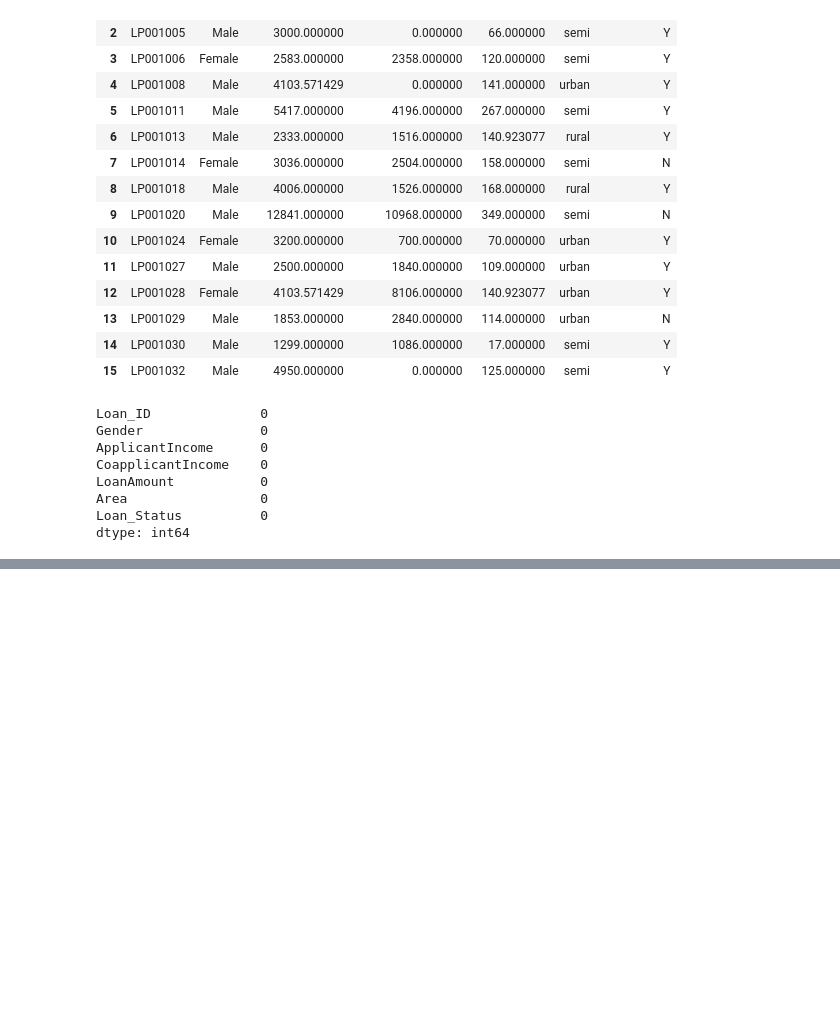
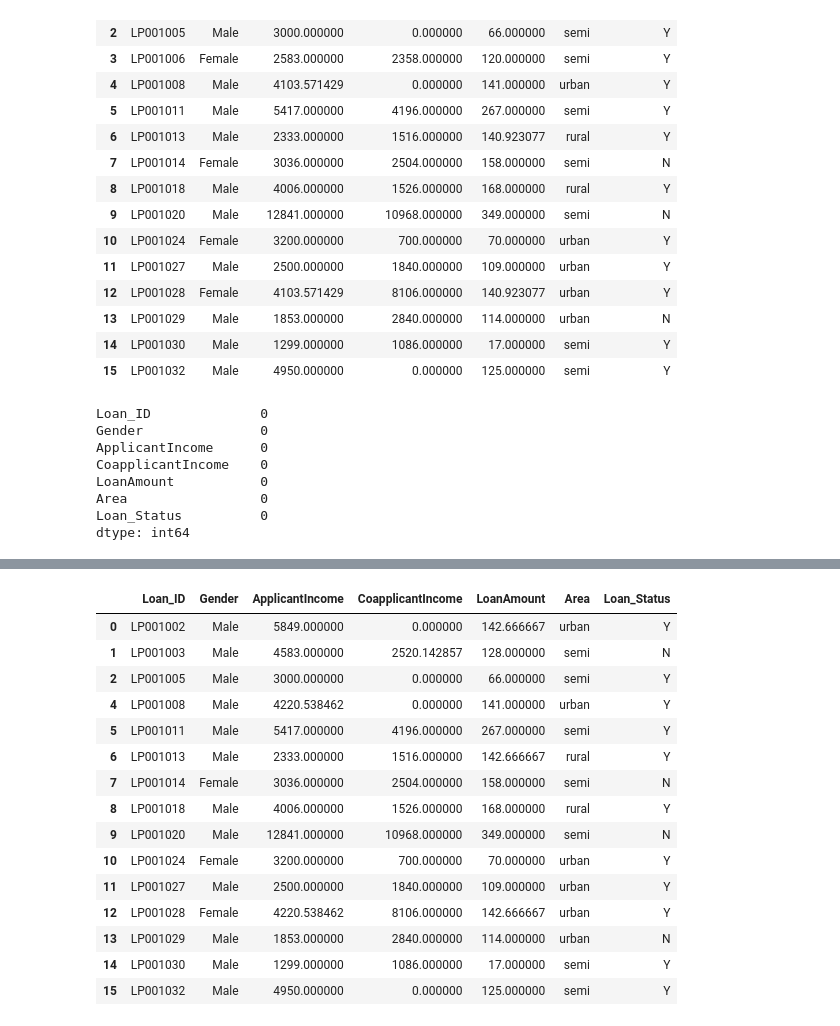
Before and after one commit to vishaltechevangelist/cds_and_ml, a Jupyter notebook: notebooks/data-preprocessing.ipynb, the cells around one changed output, grey strips where cells are left out. Cells and saved outputs as stored; diff of their text form; code cells hidden in the pictures; blank space fills up the shorter version.

```diff
--- a/notebooks/data-preprocessing.ipynb
+++ b/notebooks/data-preprocessing.ipynb
@@ -295,0 +558,20 @@ dtype: int64
+# %%
+df[num_cols] = df[num_cols].fillna(df[num_cols].mean())
+df
+# %% [output]
+|  | Loan_ID | Gender | ApplicantIncome | CoapplicantIncome | LoanAmount | Area | Loan_Status |
+| 0 | LP001002 | Male | 5849.000000 | 0.000000 | 142.666667 | urban | Y |
+| 1 | LP001003 | Male | 4583.000000 | 2520.142857 | 128.000000 | semi | N |
+| 2 | LP001005 | Male | 3000.000000 | 0.000000 | 66.000000 | semi | Y |
+| 4 | LP001008 | Male | 4220.538462 | 0.000000 | 141.000000 | urban | Y |
+| 5 | LP001011 | Male | 5417.000000 | 4196.000000 | 267.000000 | semi | Y |
+| 6 | LP001013 | Male | 2333.000000 | 1516.000000 | 142.666667 | rural | Y |
+| 7 | LP001014 | Female | 3036.000000 | 2504.000000 | 158.000000 | semi | N |
+| 8 | LP001018 | Male | 4006.000000 | 1526.000000 | 168.000000 | rural | Y |
+| 9 | LP001020 | Male | 12841.000000 | 10968.000000 | 349.000000 | semi | N |
+| 10 | LP001024 | Female | 3200.000000 | 700.000000 | 70.000000 | urban | Y |
+| 11 | LP001027 | Male | 2500.000000 | 1840.000000 | 109.000000 | urban | Y |
+| 12 | LP001028 | Female | 4220.538462 | 8106.000000 | 142.666667 | urban | Y |
+| 13 | LP001029 | Male | 1853.000000 | 2840.000000 | 114.000000 | urban | N |
+| 14 | LP001030 | Male | 1299.000000 | 1086.000000 | 17.000000 | semi | Y |
+| 15 | LP001032 | Male | 4950.000000 | 0.000000 | 125.000000 | semi | Y |
```
Also changed, not shown: parts of 29 cells of this notebook.
